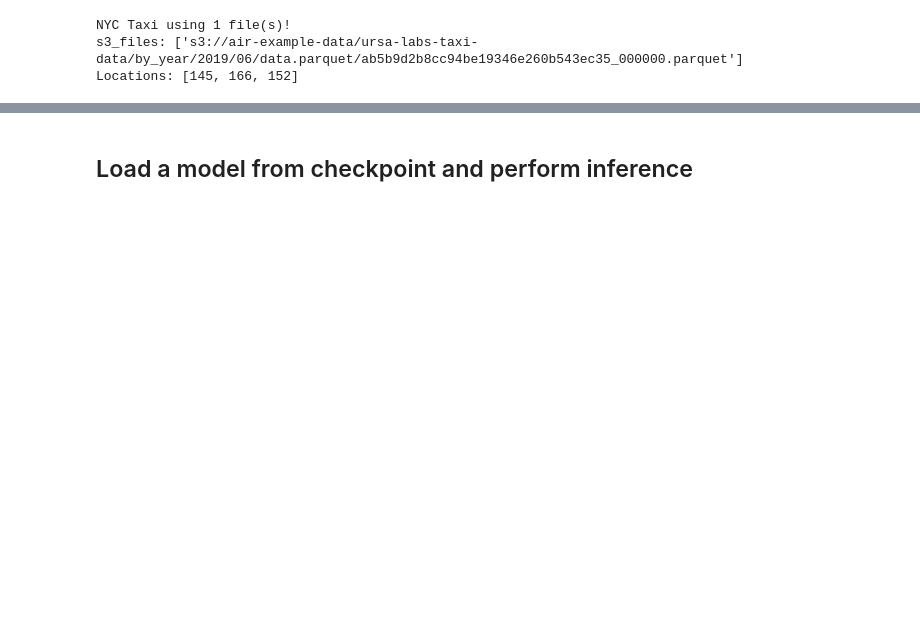
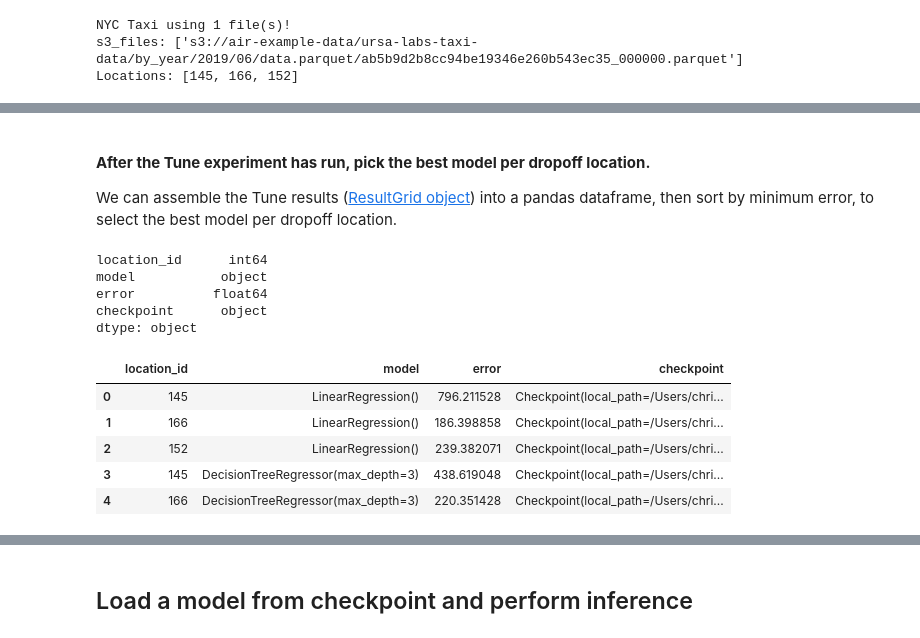
Before and after one commit to christy/AnyscaleDemos, a Jupyter notebook: ray_air_demos/ray_air/batch_tuning.ipynb, the cells around one changed output, grey strips where cells are left out. Saved outputs shown, nothing was run; the diff lists cells and outputs as text; code cells hidden in the pictures; blank space fills up the shorter version.

```diff
--- a/ray_air_demos/ray_air/batch_tuning.ipynb
+++ b/ray_air_demos/ray_air/batch_tuning.ipynb
@@ -341,2 +353,43 @@ Index(['error', 'time_this_iter_s', 'should_checkpoint', 'done',
+# %% [markdown]
+<br>
+
+<b>After the Tune experiment has run, pick the best model per dropoff location. </b>
+
+We can assemble the Tune results ([ResultGrid object](https://docs.ray.io/en/master/tune/examples/tune_analyze_results.html)) into a pandas dataframe, then sort by minimum error, to select the best model per dropoff location.
+# %%
+# get a list of errors
+errors = []
+[errors.append(i.metrics['error']) for i in results]
+
+# get a list of checkpoints
+checkpoints = []
+[checkpoints.append(i.checkpoint) for i in results]
+
+# get a list of locations
+locations = []
+[locations.append(i.to_dict()['location_id']) for i in checkpoints]
+
+# get a list of models
+models = []
+[models.append(i.to_dict()['model']) for i in checkpoints]
+
+# Assemble a pandas dataframe from Tune results
+results_df = pd.DataFrame(zip(locations, models, errors,checkpoints),
+                          columns = ['location_id', 'model', 'error', 'checkpoint']
+                         )
+print(results_df.dtypes)
+results_df.head()
+# %% [output]
+location_id      int64
+model           object
+error          float64
+checkpoint      object
+dtype: object
+|  | location_id | model | error | checkpoint |
+| 0 | 145 | LinearRegression() | 796.211528 | Checkpoint(local_path=/Users/chri... |
+| 1 | 166 | LinearRegression() | 186.398858 | Checkpoint(local_path=/Users/chri... |
+| 2 | 152 | LinearRegression() | 239.382071 | Checkpoint(local_path=/Users/chri... |
+| 3 | 145 | DecisionTreeRegressor(max_depth=3) | 438.619048 | Checkpoint(local_path=/Users/chri... |
+| 4 | 166 | DecisionTreeRegressor(max_depth=3) | 220.351428 | Checkpoint(local_path=/Users/chri... |
 # %%
 # Keep only 1 model per location_id with minimum error
```
Also changed, not shown: parts of 41 cells of this notebook.
